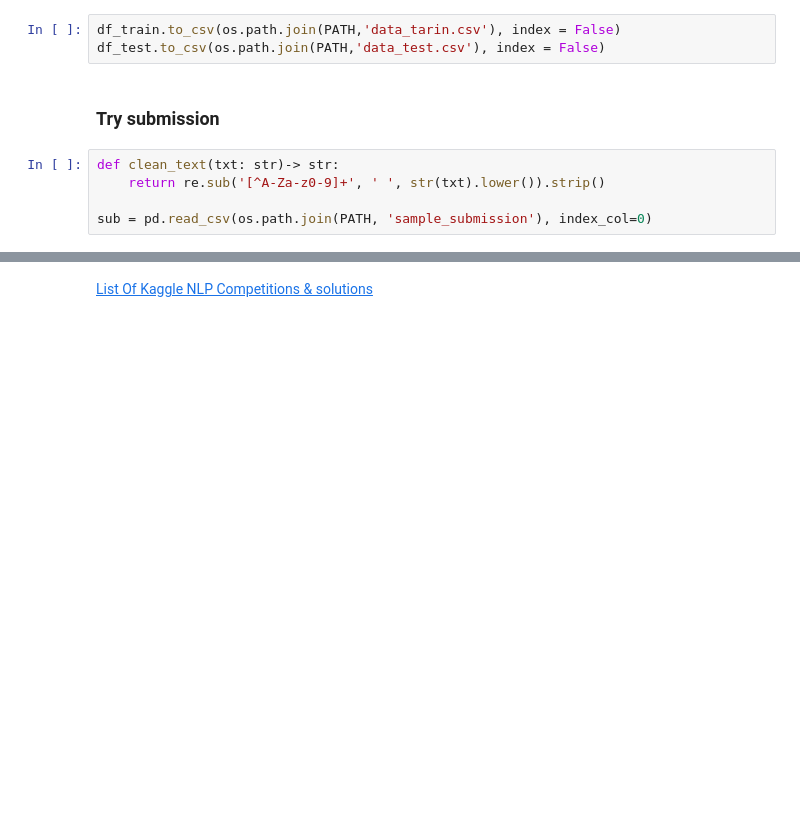
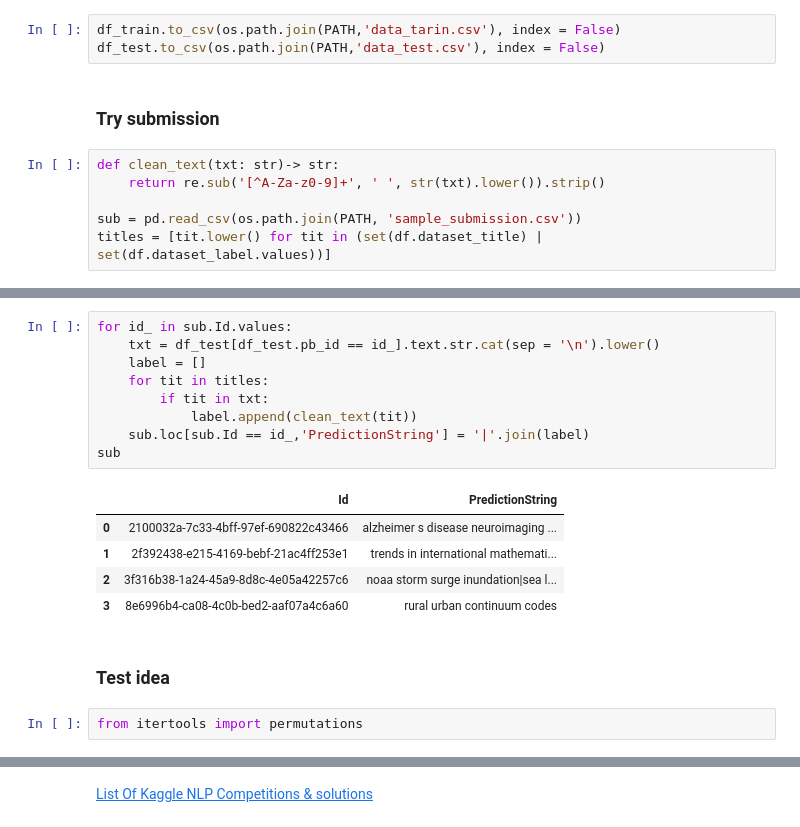
Before and after one commit to beifa/Coleridge_Initiative, a Jupyter notebook: notebook/look_for_data.ipynb, the cells around one changed output, grey strips where cells are left out. Cells and saved outputs as stored; diff of their text form; blank space fills up the shorter version.

```diff
--- a/notebook/look_for_data.ipynb
+++ b/notebook/look_for_data.ipynb
@@ -244,4 +247,5 @@ df_test.to_csv(os.path.join(PATH,'data_test.csv'), index = False)
 def clean_text(txt: str)-> str:
     return re.sub('[^A-Za-z0-9]+', ' ', str(txt).lower()).strip()
 
-sub = pd.read_csv(os.path.join(PATH, 'sample_submission'), index_col=0)
+sub = pd.read_csv(os.path.join(PATH, 'sample_submission.csv'))
+titles = [tit.lower() for tit in (set(df.dataset_title) | set(df.dataset_label.values))]
@@ -247,0 +316,19 @@ sub = pd.read_csv(os.path.join(PATH, 'sample_submission'), index_col=0)
+# %%
+for id_ in sub.Id.values:
+    txt = df_test[df_test.pb_id == id_].text.str.cat(sep = '\n').lower()
+    label = []
+    for tit in titles:
+        if tit in txt:
+            label.append(clean_text(tit))
+    sub.loc[sub.Id == id_,'PredictionString'] = '|'.join(label)
+sub
+# %% [output]
+|  | Id | PredictionString |
+| 0 | 2100032a-7c33-4bff-97ef-690822c43466 | alzheimer s disease neuroimaging ... |
+| 1 | 2f392438-e215-4169-bebf-21ac4ff253e1 | trends in international mathemati... |
+| 2 | 3f316b38-1a24-45a9-8d8c-4e05a42257c6 | noaa storm surge inundation|sea l... |
+| 3 | 8e6996b4-ca08-4c0b-bed2-aaf07a4c6a60 | rural urban continuum codes |
+# %% [markdown]
+### Test idea
+# %%
+from itertools import permutations
```
Also changed, not shown: parts of 12 cells of this notebook.
